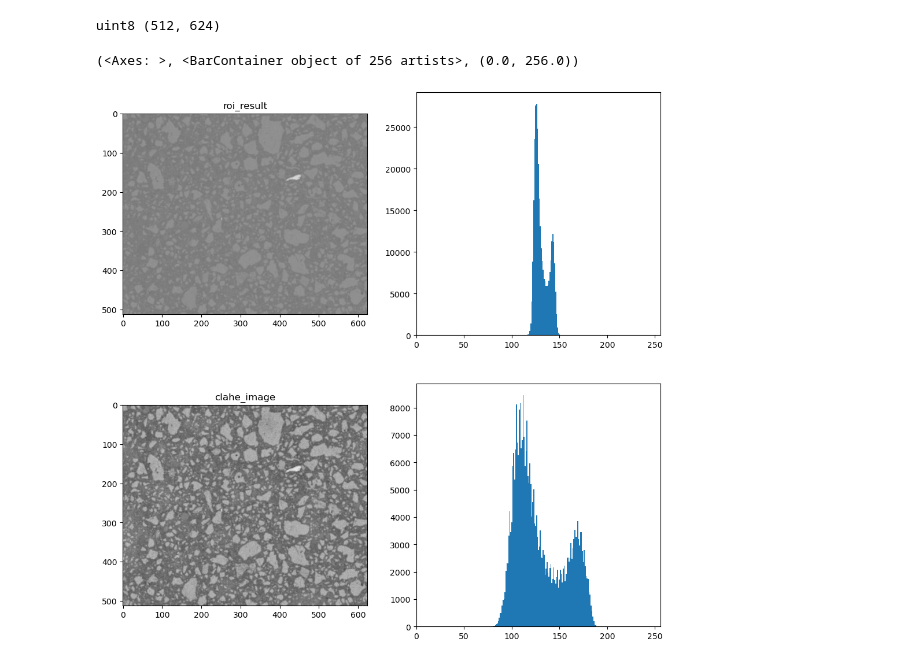
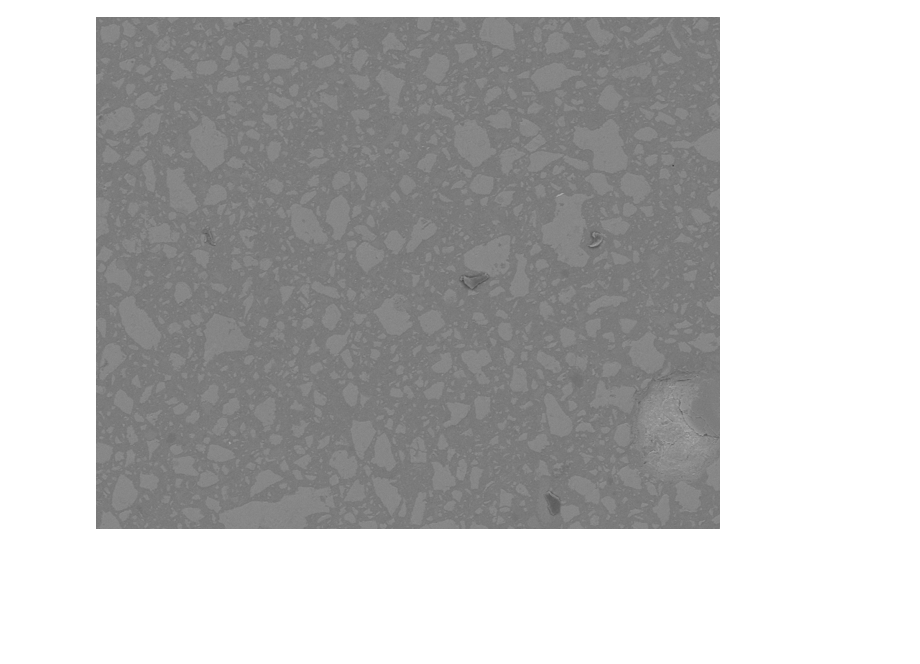
Before and after one commit to Barryzp/ml-workspace, a Jupyter notebook: registration/basic-operator/image_preprocess.ipynb, the cells around one changed output. Drawn from its saved outputs; the diff is of its cells as text; code cells hidden in the pictures; blank space fills up the shorter version.

```diff
--- a/registration/basic-operator/image_preprocess.ipynb
+++ b/registration/basic-operator/image_preprocess.ipynb
@@ -37,17 +35,33 @@ Error:
 # %%
+
+
+# HACK 记得把这些参数记录一下！
+
+sample_index = 4
+bse_sample_index = 2
+zoom_times = 100
+middle = zoom_times // 100
+end_index = 1
+
+file_name = f"{sample_index}-{middle}-{end_index}"
+
 # BSE 图像裁剪以及对比度增强处理
+src_path = f"G:/BSE/{sample_index}/S{bse_sample_index}/{zoom_times}/{file_name}.bmp"
+#config
+save_path = f"D:/workspace/ml-workspace/registration/datasets/sample{sample_index}/bse/s{bse_sample_index}/{zoom_times}"
+if not os.path.isdir(save_path):
+    # 如果文件夹不存在，创建它
+    os.makedirs(save_path)
 
-#config
-path = "../datasets/sample4/bse/100"
 # 加载图像（替换为您的图像路径）
-image_path = f'{path}/4-1-1.bmp'  # 替换为您的图像路径
-downsamp_save_path = f'{path}/4-1-1-downsamp.bmp'  # 单单裁剪的图像路径，只是把底下的那个比例尺条裁剪去，以及下采样
-roi_save_path = f'{path}/4-1-1-downsamp-roi.bmp'
-roi_enhanced_save_path = f'{path}/4-1-1-enhanced-roi.bmp'
+image_path = src_path  # 替换为您的图像路径
+downsamp_save_path = f'{save_path}/{file_name}-downsamp.bmp'  # 单单裁剪的图像路径，只是把底下的那个比例尺条裁剪去，以及下采样
+roi_save_path = f'{save_path}/{file_name}-downsamp-roi.bmp'
+roi_enhanced_save_path = f'{save_path}/{file_name}-enhanced-roi.bmp'
 
 # 中心点偏移量
-center_offset_x = 10
-center_offset_y = -58
+center_offset_x = 40
+center_offset_y = -90
 crop_radius = 580
 
 # 矩形裁剪配置
@@ -69,68 +83,38 @@ image = Image.open(image_path).convert('L')  # 确保图像是灰度的
 # 替换为你的图像路径和所需的圆形参数
 # 使用示例
 # 如果未指定中心，使用图像中心
 width, height = image.size
 center = ((width // 2) + center_offset_x , (height // 2) + center_offset_y)
 result_image = crop_circle(image, radius=crop_radius, center=center)
 
 # 再对底部区域进行裁剪
-crop_rect = (rect_left, 0, rect_right, result_image.height - scale_bar_height)
+crop_rect = (rect_left, 0, rect_left + rect_right, result_image.height - scale_bar_height)
 result_image = crop_rectangle(result_image, crop_rect)
 
 # 缩放倍数
 sample_times = subsample_100
 # 进行下采样
 # 新尺寸
 new_size = (round(result_image.width / sample_times) , round(result_image.height / sample_times))
 # 使用双三次插值下采样图像
 resized_image = result_image.resize(new_size, Image.BICUBIC)
 # 保存图像为BMP格式
 resized_image.save(downsamp_save_path, format='BMP')
 
+# 裁剪时偏移量
+roi_cropped_offset = (-3, -25)
+
 width_ = resized_image.width
 height_ = resized_image.height
-center_new = (resized_image.width // 2, height_ // 2)
+center_new = (roi_cropped_offset[0] + resized_image.width // 2,
+              roi_cropped_offset[1] +  height_ // 2)
 
 # 裁剪为我们的兴趣域大小
 roi_rect = (center_new[0] - rect_roi_width//2, center_new[1] - rect_roi_height//2,
             center_new[0] + rect_roi_width//2, center_new[1] + rect_roi_height//2)
 roi_result = crop_rectangle(resized_image, roi_rect)
 roi_result.save(roi_save_path, format='BMP')
 
-# display(roi_result)
-
-
-roi_result = np.array(roi_result)
-# 创建 CLAHE 对象
-# # 第一个参数是所有的像素强度减少为原来的1/3，多余的强度分散给其它像素
-# clipLimit 参数控制了对直方图的剪切水平，影响对比度增强的强度。在设置时可以考虑以下因素：
-# 图像的对比度和噪声水平：对于对比度较低且噪声水平不高的图像，可以尝试较高的 clipLimit 值，以增强对比度。相反，如果图像已有较高的对比度或者较多的噪声，较低的 clipLimit 值会更适合，以避免过度增强。
-# 常用的取值范围：一般来说，clipLimit 的值可以从 1.0 到 4.0 之间进行调整。一个常用的起始点是 2.0 或 3.0，然后根据具体情况进行微调。
-# 视觉效果和实验：最终，确定 clipLimit 的最佳值通常需要依据视觉效果进行实验。可以从一个中间值开始，然后根据图像的视觉改进来增加或减少该值。
-# 图像类型和应用场景：不同类型的图像（如医学图像、卫星图像等）和不同的应用场景可能需要不同的 clipLimit 设置。医学图像可能需要更精细的对比度调整，而普通的景物照片可能对噪声放大更为敏感。
-
-
-# 第二个tileGridSize参数指的是图像被分割成的小区域（或称为"瓦片"）的大小，8*8个像素自己进行自适应。
-# 对于较小的图像（如小于 256x256 像素），更小的瓦片尺寸（例如 4x4）可能更合适，因为较小的图像中不需要太强的局部调整。
-# 对于较大的图像（如大于 1024x1024 像素），可能需要更大的瓦片尺寸，例如 16x16 或 32x32，以避免过度的局部对比度调整和减少计算量。
-clahe = cv2.createCLAHE(clipLimit=3.0, tileGridSize=(8, 8))
-print(roi_result.dtype, roi_result.shape)
-# 应用 CLAHE
-clahe_image = clahe.apply(roi_result)
-
-roi_enhanced = Image.fromarray(clahe_image.astype('uint8'), 'L')  # 'RGB' for color images
-roi_enhanced.save(roi_enhanced_save_path, format="BMP")
-
-roi_hist = cv2.calcHist([roi_result], [0], None, [256], [0, 256])
-clahe_hist = cv2.calcHist([clahe_image], [0], None, [256], [0, 256])
-
-
-plt.figure(figsize=(12, 12))
-plt.subplot(2, 2, 1), plt.imshow(roi_result, cmap='gray', vmin=0, vmax=255), plt.title('roi_result')
-plt.subplot(2, 2, 3), plt.imshow(clahe_image, cmap='gray', vmin=0, vmax=255), plt.title('clahe_image')
-plt.subplot(2, 2, 2), plt.bar(range(256), roi_hist.ravel(), width=1), plt.xlim([0, 256])
-plt.subplot(2, 2, 4), plt.bar(range(256), clahe_hist.ravel(), width=1), plt.xlim([0, 256])
+display(roi_result)
 # %% [output]
-uint8 (512, 624)
-(<Axes: >, <BarContainer object of 256 artists>, (0.0, 256.0))
-[figure, old version]
+[figure, new version]
```
Also changed, not shown: parts of 3 cells of this notebook, 9 other files.
